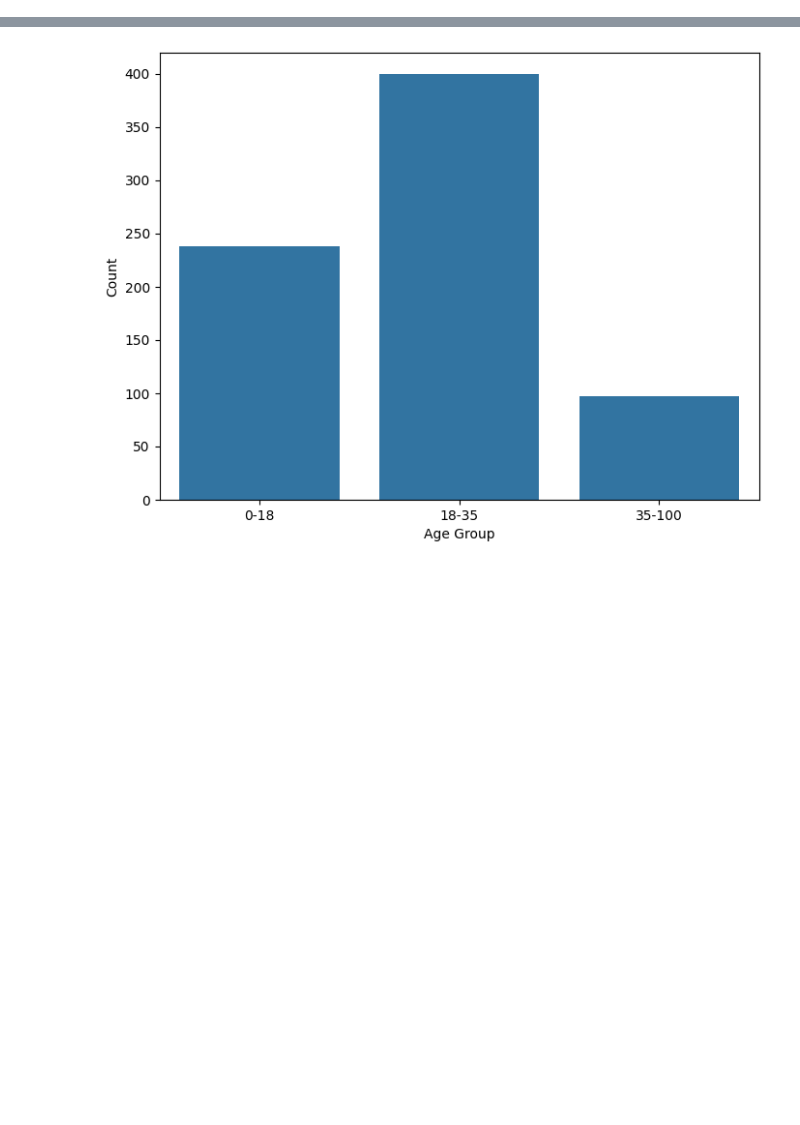
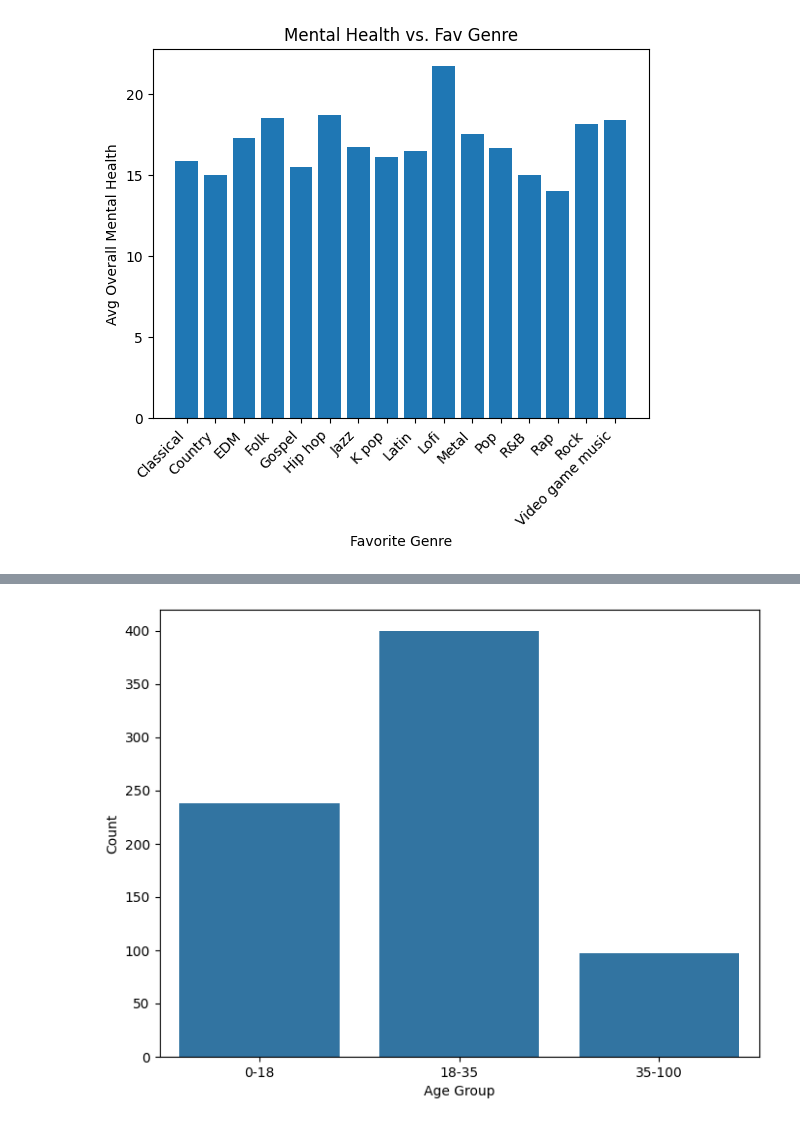
Before and after one commit to pkarey/project-1, a Jupyter notebook: music_GW_project.ipynb, the cells around one changed output, grey strips where cells are left out. Saved outputs shown, nothing was run; the diff lists cells and outputs as text; code cells hidden in the pictures; blank space fills up the shorter version.

```diff
--- a/music_GW_project.ipynb
+++ b/music_GW_project.ipynb
@@ -122,0 +218,3 @@ plt.show()
+# %%
+music['Avg Mental Health'] = ['Below' if m >= 18 else 'Above' for m in music['Mental Health']]
+music.head()
@@ -122,0 +309,3 @@ plt.show()
+# %%
+mean_mental_health = music.groupby('Fav genre', as_index= False)['Mental Health'].mean()
+mean_mental_health
@@ -122,0 +358,11 @@ plt.show()
+# %%
+x = mean_mental_health['Fav genre']
+y = mean_mental_health['Mental Health']
+plt.bar(x, y)
+plt.xlabel("Favorite Genre")
+plt.ylabel("Avg Overall Mental Health")
+plt.xticks(rotation= 45, ha= 'right')
+plt.title("Mental Health vs. Fav Genre")
+plt.show()
+# %% [output]
+[figure, added]
```
Also changed, not shown: parts of 19 cells of this notebook, 1 other file.
